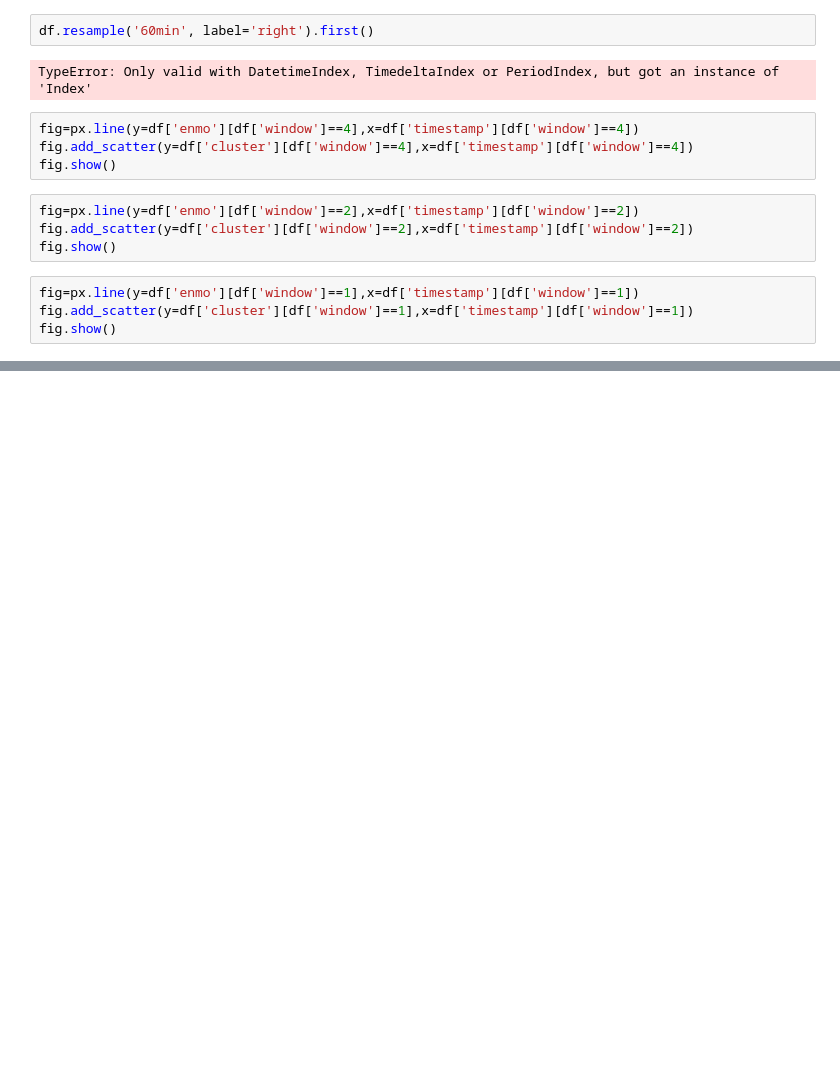
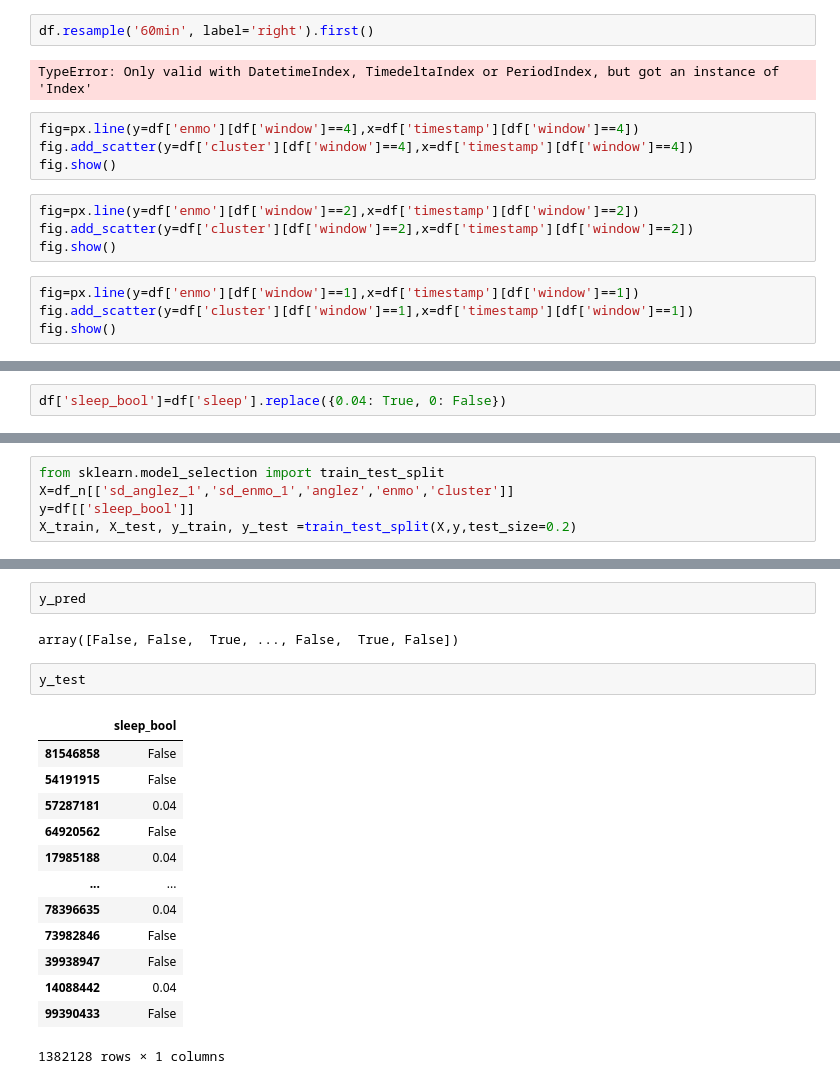
Before and after one commit to snajeebz/CMI-SleepState-Detection, a Jupyter notebook: windowing.ipynb, the cells around one changed output, grey strips where cells are left out. Drawn from its saved outputs; the diff is of its cells as text; blank space fills up the shorter version.

```diff
--- a/windowing.ipynb
+++ b/windowing.ipynb
@@ -185,0 +244,2 @@ fig.show()
+# %%
+df['sleep_bool']=df['sleep'].replace({0.04: True, 0: False})
@@ -185,0 +252,5 @@ fig.show()
+# %%
+from sklearn.model_selection import train_test_split
+X=df_n[['sd_anglez_1','sd_enmo_1','anglez','enmo','cluster']]
+y=df[['sleep_bool']]
+X_train, X_test, y_train, y_test =train_test_split(X,y,test_size=0.2)
@@ -185,0 +283,20 @@ fig.show()
+# %%
+y_pred
+# %% [output]
+array([False, False,  True, ..., False,  True, False])
+# %%
+y_test
+# %% [output]
+|  | sleep_bool |
+| 81546858 | False |
+| 54191915 | False |
+| 57287181 | 0.04 |
+| 64920562 | False |
+| 17985188 | 0.04 |
+| ... | ... |
+| 78396635 | 0.04 |
+| 73982846 | False |
+| 39938947 | False |
+| 14088442 | 0.04 |
+| 99390433 | False |
+1382128 rows × 1 columns
```
Also changed, not shown: parts of 20 cells of this notebook.
